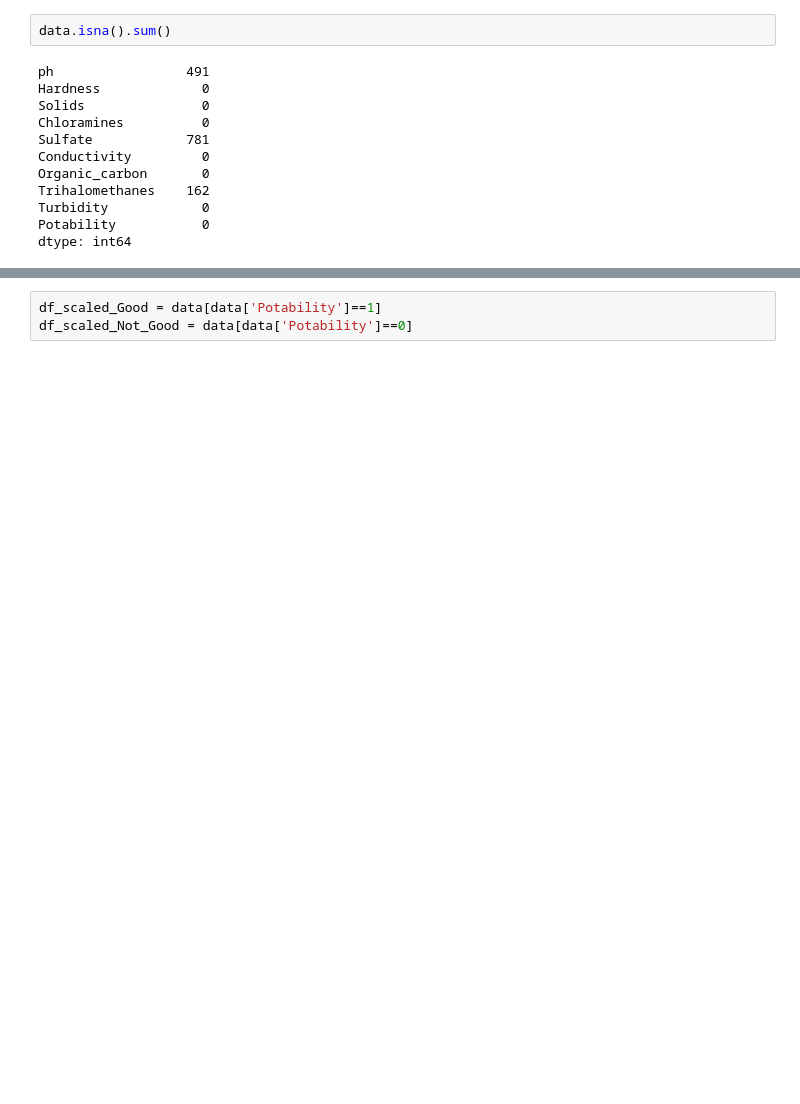
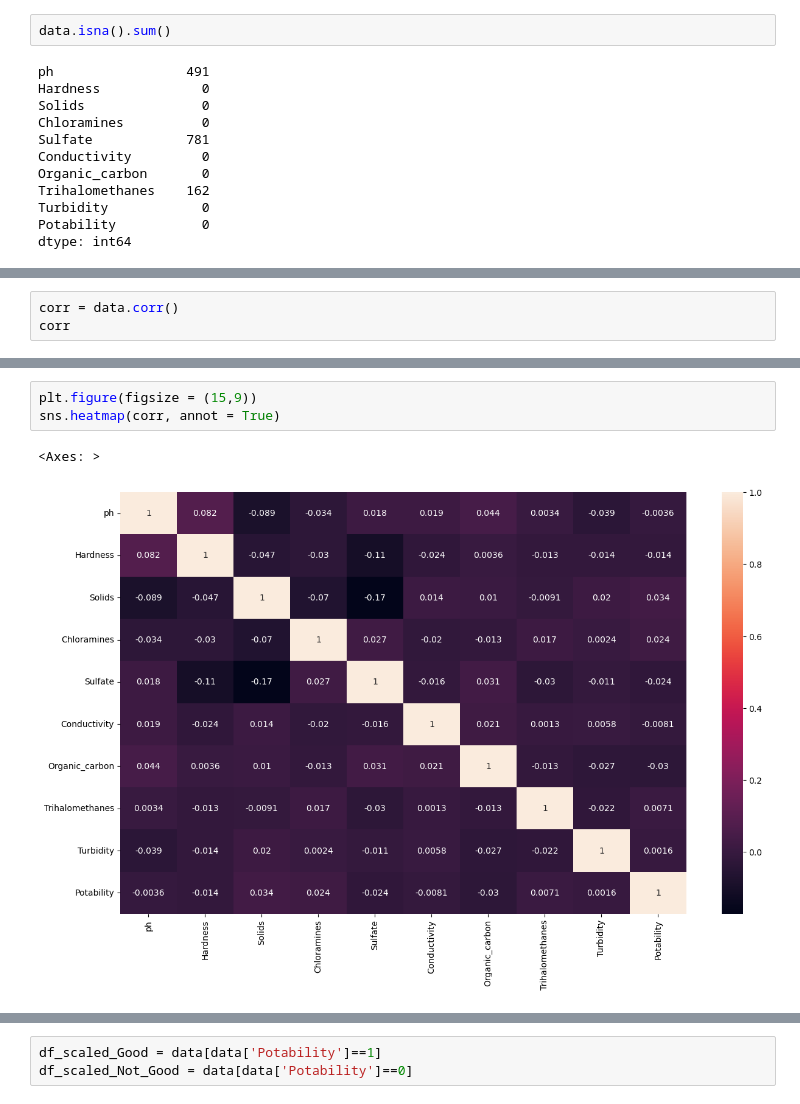
Before and after one commit to AragusSM/Water_Purity, a Jupyter notebook: Untitled.ipynb, the cells around one changed output, grey strips where cells are left out. Drawn from its saved outputs; the diff is of its cells as text; blank space fills up the shorter version.

```diff
--- a/Untitled.ipynb
+++ b/Untitled.ipynb
@@ -167,0 +192,3 @@ df_scaled.plot.box()
+# %%
+corr = data.corr()
+corr
@@ -167,0 +207,6 @@ df_scaled.plot.box()
+# %%
+plt.figure(figsize = (15,9))
+sns.heatmap(corr, annot = True)
+# %% [output]
+<Axes: >
+[figure, added]
```
Also changed, not shown: parts of 68 cells of this notebook.
